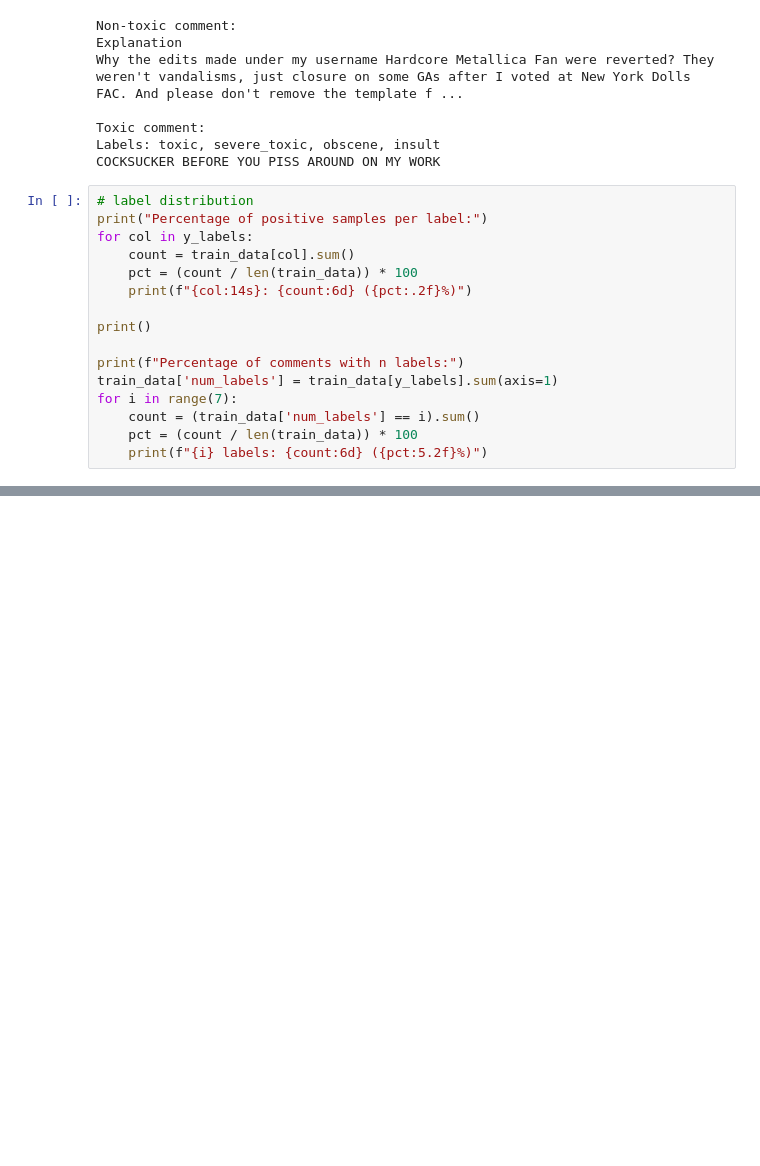
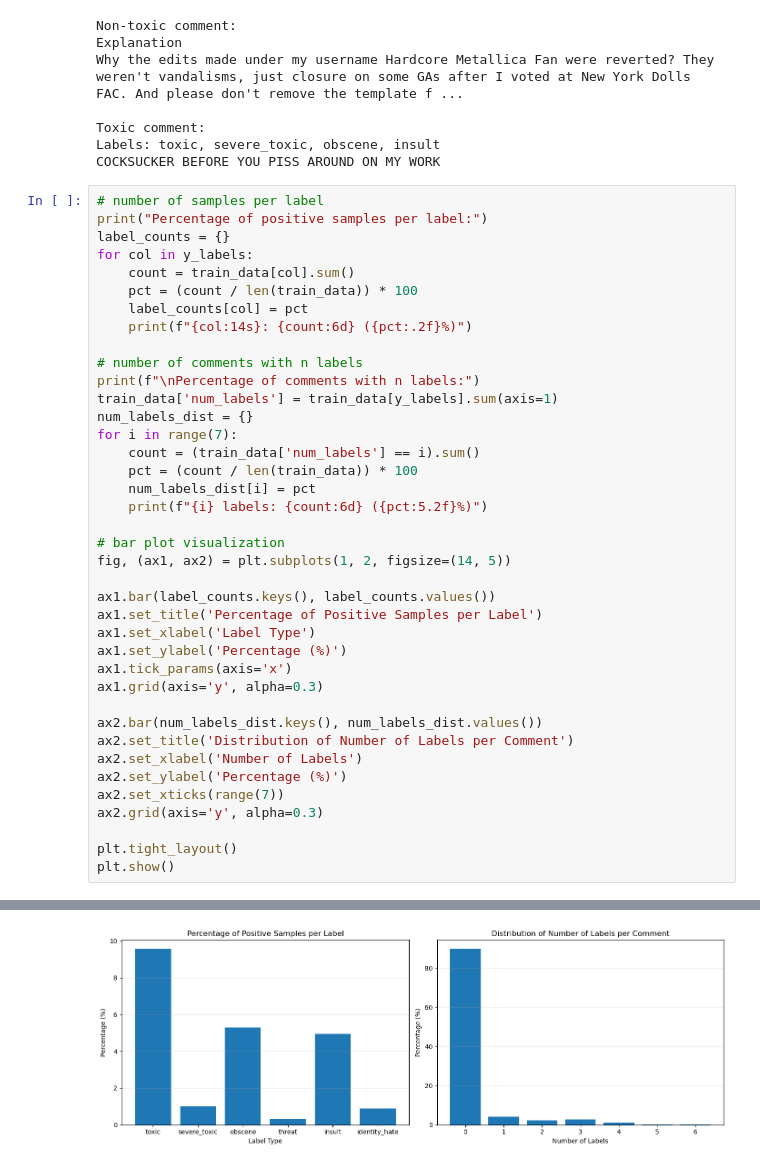
Before and after one commit to AHHHHHH0-0/Toxic-Terminators, a Jupyter notebook: scripts/eda.ipynb, the cells around one changed output, grey strips where cells are left out. Cells and saved outputs as stored; diff of their text form; blank space fills up the shorter version.

Commit message:
visualizations for eda

```diff
--- a/scripts/eda.ipynb
+++ b/scripts/eda.ipynb
@@ -64,38 +66,62 @@ Toxic comment:
 Labels: toxic, severe_toxic, obscene, insult
 COCKSUCKER BEFORE YOU PISS AROUND ON MY WORK
 # %%
-# label distribution
+# number of samples per label
 print("Percentage of positive samples per label:")
+label_counts = {}
 for col in y_labels:
     count = train_data[col].sum()
     pct = (count / len(train_data)) * 100
+    label_counts[col] = pct
     print(f"{col:14s}: {count:6d} ({pct:.2f}%)")
 
-print()
-
-print(f"Percentage of comments with n labels:")
+# number of comments with n labels
+print(f"\nPercentage of comments with n labels:")
 train_data['num_labels'] = train_data[y_labels].sum(axis=1)
+num_labels_dist = {}
 for i in range(7):
     count = (train_data['num_labels'] == i).sum()
     pct = (count / len(train_data)) * 100
+    num_labels_dist[i] = pct
     print(f"{i} labels: {count:6d} ({pct:5.2f}%)")
+
+# bar plot visualization
+fig, (ax1, ax2) = plt.subplots(1, 2, figsize=(14, 5))
+
+ax1.bar(label_counts.keys(), label_counts.values())
+ax1.set_title('Percentage of Positive Samples per Label')
+ax1.set_xlabel('Label Type')
+ax1.set_ylabel('Percentage (%)')
+ax1.tick_params(axis='x')
+ax1.grid(axis='y', alpha=0.3)
+
+ax2.bar(num_labels_dist.keys(), num_labels_dist.values())
+ax2.set_title('Distribution of Number of Labels per Comment')
+ax2.set_xlabel('Number of Labels')
+ax2.set_ylabel('Percentage (%)')
+ax2.set_xticks(range(7))
+ax2.grid(axis='y', alpha=0.3)
+
+plt.tight_layout()
+plt.show()
 # %% [output]
 Percentage of positive samples per label:
 toxic         :  15294 (9.58%)
 severe_toxic  :   1595 (1.00%)
 obscene       :   8449 (5.29%)
 threat        :    478 (0.30%)
 insult        :   7877 (4.94%)
 identity_hate :   1405 (0.88%)
 
 Percentage of comments with n labels:
 0 labels: 143346 (89.83%)
 1 labels:   6360 ( 3.99%)
 2 labels:   3480 ( 2.18%)
 3 labels:   4209 ( 2.64%)
 4 labels:   1760 ( 1.10%)
 5 labels:    385 ( 0.24%)
 6 labels:     31 ( 0.02%)
+[figure, added]
 # %%
 # text length
 train_data['word_count'] = train_data['comment_text'].str.split().str.len()
```
Also changed, not shown: parts of 3 cells of this notebook.
